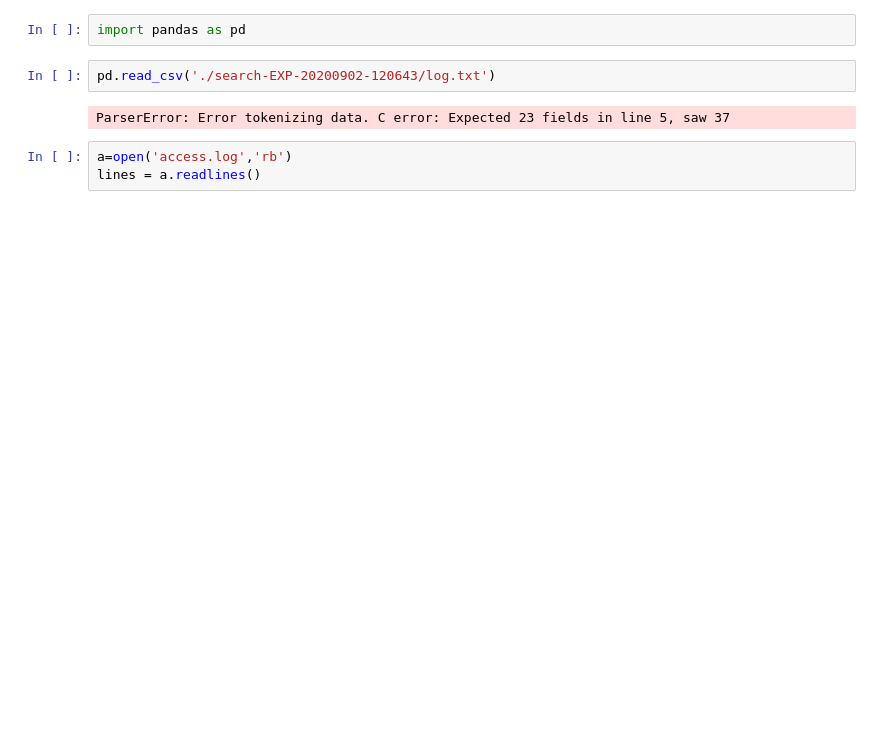
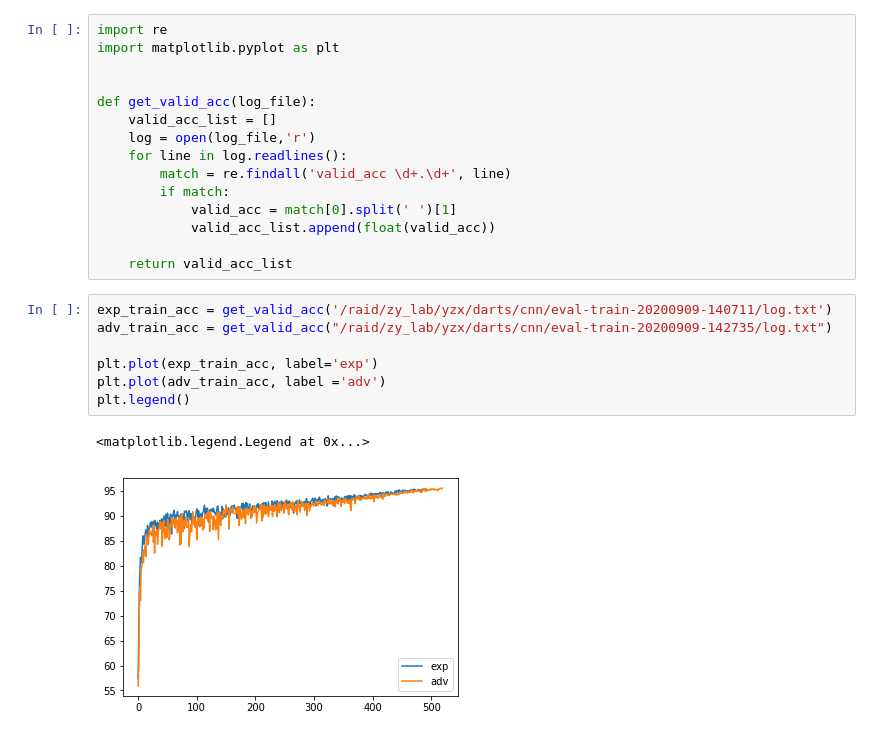
Before and after one commit to yuezhixiong/darts, a Jupyter notebook: cnn/plot_log.ipynb, the cells around one changed output. Cells and saved outputs as stored; diff of their text form; blank space fills up the shorter version.

```diff
--- a/cnn/plot_log.ipynb
+++ b/cnn/plot_log.ipynb
@@ -1,9 +1,25 @@
-# %%
-import pandas as pd
-# %%
-pd.read_csv('./search-EXP-20200902-120643/log.txt')
-# %% [output]
-ParserError: Error tokenizing data. C error: Expected 23 fields in line 5, saw 37
-# %%
-a=open('access.log','rb')
-lines = a.readlines()
+# %%
+import re
+import matplotlib.pyplot as plt
+
+
+def get_valid_acc(log_file):
+    valid_acc_list = []
+    log = open(log_file,'r')
+    for line in log.readlines():
+        match = re.findall('valid_acc \d+.\d+', line)
+        if match:
+            valid_acc = match[0].split(' ')[1]
+            valid_acc_list.append(float(valid_acc))
+
+    return valid_acc_list
+# %%
+exp_train_acc = get_valid_acc('/raid/zy_lab/yzx/darts/cnn/eval-train-20200909-140711/log.txt')
+adv_train_acc = get_valid_acc("/raid/zy_lab/yzx/darts/cnn/eval-train-20200909-142735/log.txt")
+
+plt.plot(exp_train_acc, label='exp')
+plt.plot(adv_train_acc, label ='adv')
+plt.legend()
+# %% [output]
+<matplotlib.legend.Legend at 0x...>
+[figure, added]
```
Also changed, not shown: parts of 1 cell of this notebook, 4 other files.
